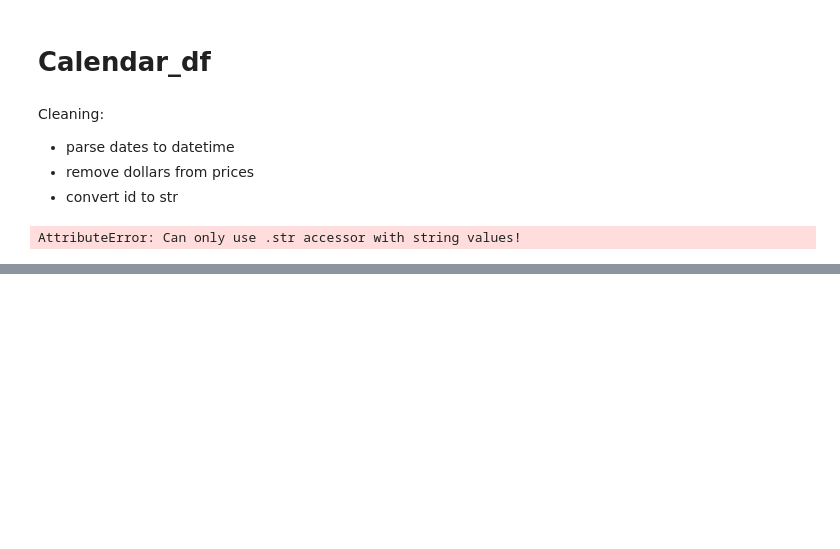
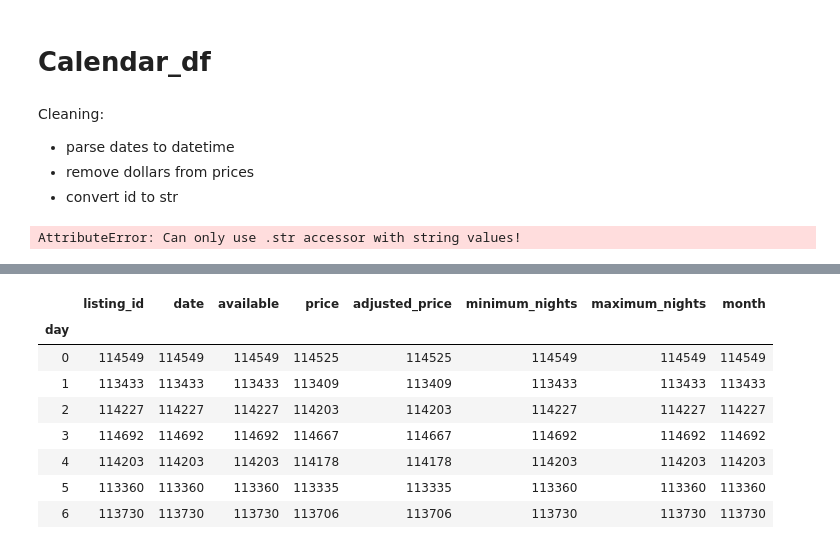
Before and after one commit to ashp93/Munich-Airbnb, a Jupyter notebook: Airbnb_munich_notebook-MAIN.ipynb, the cells around one changed output, grey strips where cells are left out. Cells and saved outputs as stored; diff of their text form; code cells hidden in the pictures; blank space fills up the shorter version.

Commit message:
start work on calendar_df

```diff
--- a/Airbnb_munich_notebook-MAIN.ipynb
+++ b/Airbnb_munich_notebook-MAIN.ipynb
@@ -314,9 +317,10 @@ Cleaning:
 calendar_df['date'] = pd.to_datetime(calendar_df['date'])
 # %%
-#Remove dollar sign
-pricecols = ['price','adjusted_price']
+# Remove dollar sign
+pricecols = ['price', 'adjusted_price']
 for col in pricecols:
-    calendar_df[col] = calendar_df[col].str.replace('$','').str.replace(',','').astype(float)
+    calendar_df[col] = calendar_df[col].str.replace('$', '').str.replace(
+        ',', '').astype(float)
 # %% [output]
 AttributeError: Can only use .str accessor with string values!
 # %%
@@ -377,0 +355,3 @@ day_mean.plot();
+# %%
+calendar_df['month'] = calendar_df['date'].dt.month
+calendar_df['day'] = calendar_df['date'].dt.dayofweek
@@ -377,0 +367,12 @@ day_mean.plot();
+# %%
+calendar_df.query("available==1").groupby('day').count()
+# %% [output]
+|  | listing_id | date | available | price | adjusted_price | minimum_nights | maximum_nights | month |
+| day |  |  |  |  |  |  |  |  |
+| 0 | 114549 | 114549 | 114549 | 114525 | 114525 | 114549 | 114549 | 114549 |
+| 1 | 113433 | 113433 | 113433 | 113409 | 113409 | 113433 | 113433 | 113433 |
+| 2 | 114227 | 114227 | 114227 | 114203 | 114203 | 114227 | 114227 | 114227 |
+| 3 | 114692 | 114692 | 114692 | 114667 | 114667 | 114692 | 114692 | 114692 |
+| 4 | 114203 | 114203 | 114203 | 114178 | 114178 | 114203 | 114203 | 114203 |
+| 5 | 113360 | 113360 | 113360 | 113335 | 113335 | 113360 | 113360 | 113360 |
+| 6 | 113730 | 113730 | 113730 | 113706 | 113706 | 113730 | 113730 | 113730 |
```
Also changed, not shown: parts of 11 cells of this notebook.
